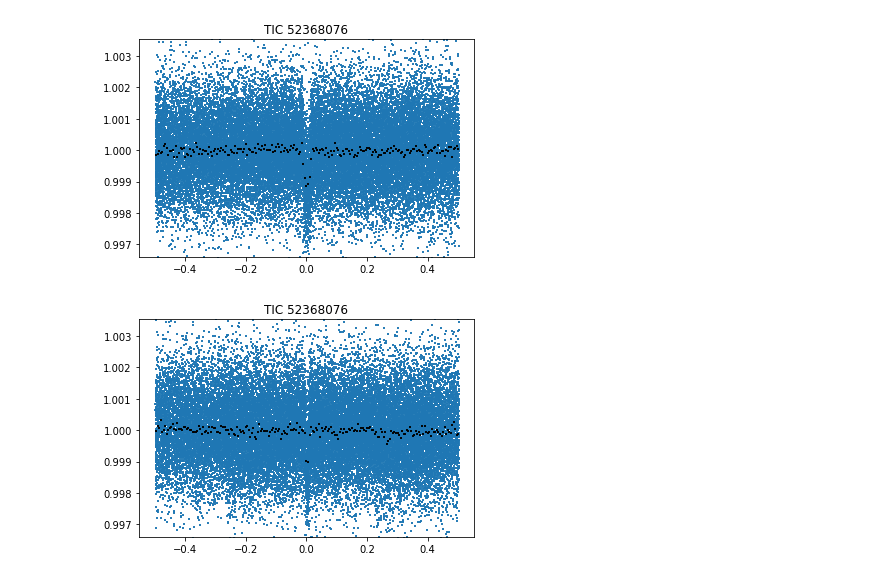
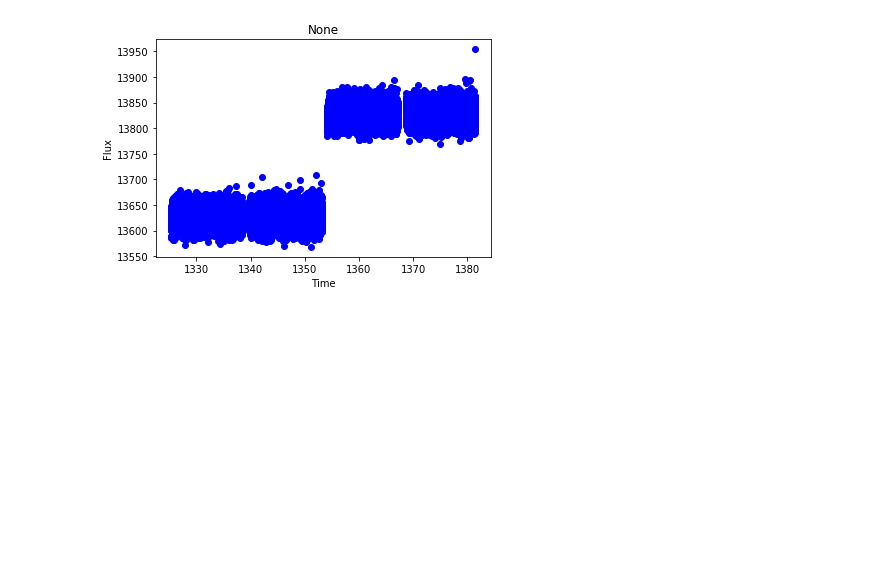
Before and after one commit to bmorris3/tessperiment, a Jupyter notebook: TIC52368076.ipynb, the cells around one changed output. Drawn from its saved outputs; the diff is of its cells as text; code cells hidden in the pictures; blank space fills up the shorter version.

```diff
--- a/TIC52368076.ipynb
+++ b/TIC52368076.ipynb
@@ -13,28 +15,3 @@ paths = glob('52368076/hlsp_*.fits')
 files = [fits.getdata(path) for path in paths]
 
 headers = [fits.getheader(path) for path in paths]
-# %%
-from scipy.stats import binned_statistic
-
-class LightCurve(object):
-    def __init__(self, times, fluxes, name=None):
-        nans = np.isnan(times) | np.isnan(fluxes) | (fluxes == 0)
-        self.times = times[~nans]
-        self.fluxes = fluxes[~nans]/np.median(fluxes[~nans])
-        self.name = name
-
-    def plot(self, *args, **kwargs):
-        plt.scatter(self.times, self.fluxes, *args, **kwargs)
-        plt.title(self.name)
-
-    def plot_phase_folded(self, params, *args, **kwargs):
-        phase = ((self.times - params['epoch']) % params['period']) / params['period']
-        phase[phase >= 0.5] -= 1
-
-        bs = binned_statistic(phase, self.fluxes, bins=200, statistic='median')
-        bincenters = 0.5*(bs.bin_edges[1:] + bs.bin_edges[:-1])
-
-        plt.scatter(phase, self.fluxes, *args, **kwargs)
-        plt.scatter(bincenters, bs.statistic, marker='s', color='k', s=1)
-        plt.title(self.name)
-        plt.ylim(*np.percentile(self.fluxes, [0.1, 99.9]))
@@ -41,4 +24,8 @@ class LightCurve(object):
 # %%
-lcs = [LightCurve(f['TIME'], f['PDCSAP_FLUX'], header['OBJECT']) for f, header in zip(files, headers)]
+lcs = [LightCurve(times=f['TIME'][~np.isnan(f["TIME"]) & ~np.isnan(f["PDCSAP_FLUX"]) & (f['PDCSAP_FLUX'] != 0)],
+                  fluxes=f['PDCSAP_FLUX'][~np.isnan(f["TIME"])& ~np.isnan(f["PDCSAP_FLUX"]) & (f['PDCSAP_FLUX'] != 0)],
+                  name=header['OBJECT']) for f, header in zip(files, headers)]
+
+from gravdark import concatenate_light_curves
+
+lc = concatenate_light_curves(lcs)
-# %%
-lc = LightCurve(np.concatenate([lcs[0].times, lcs[1].times]), np.concatenate([lcs[0].fluxes, lcs[1].fluxes]), lcs[0].name)
@@ -48,8 +32,4 @@ paramsc = dict(period=9.150607, epoch=1334.45669)
-# %%
-lc.plot_phase_folded(paramsb, marker=',', s=1)
-plt.show()
-
-lc.plot_phase_folded(paramsc, marker=',', s=1)
-# %% [output]
-[figure, removed]
-[figure, removed]
+# %%
+lc.plot()
+# %% [output]
+[figure, added]
```
Also changed, not shown: parts of 8 cells of this notebook.
